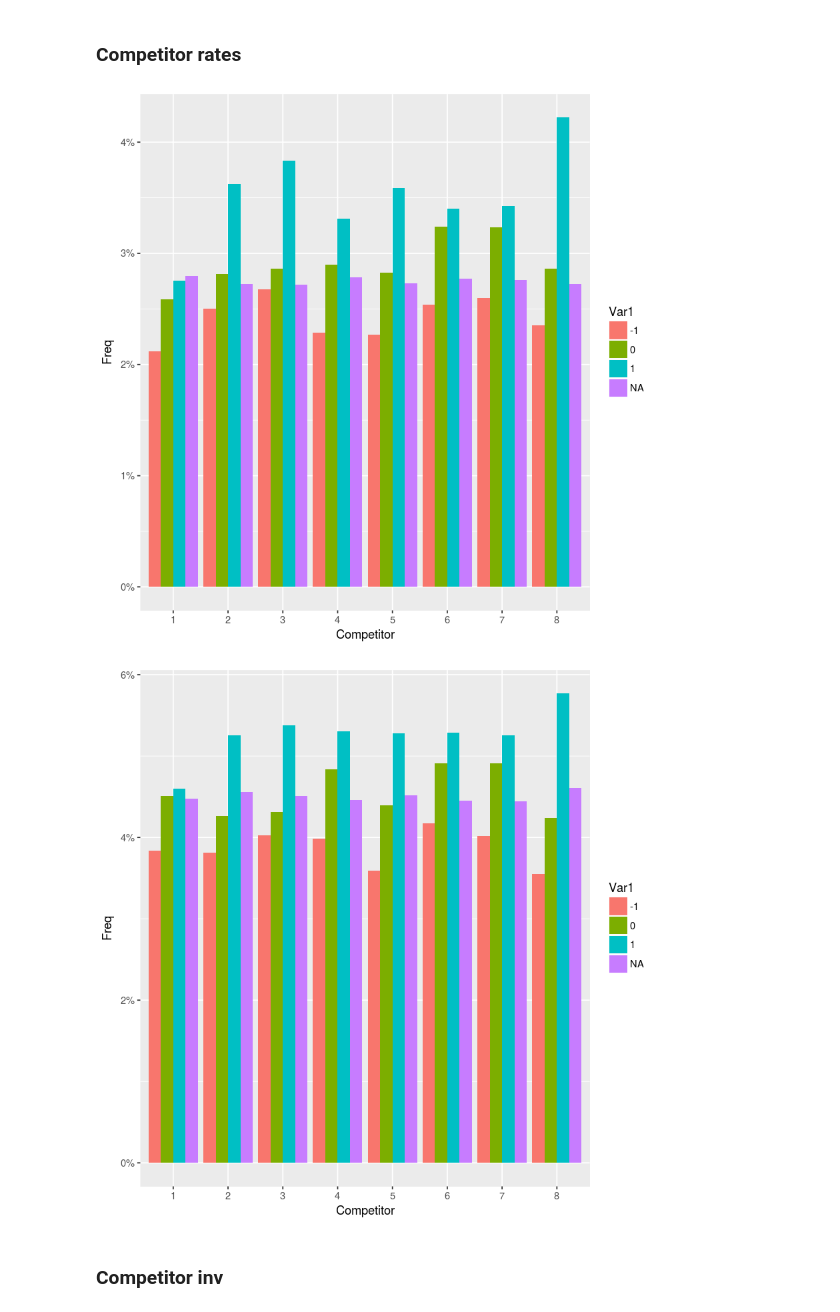
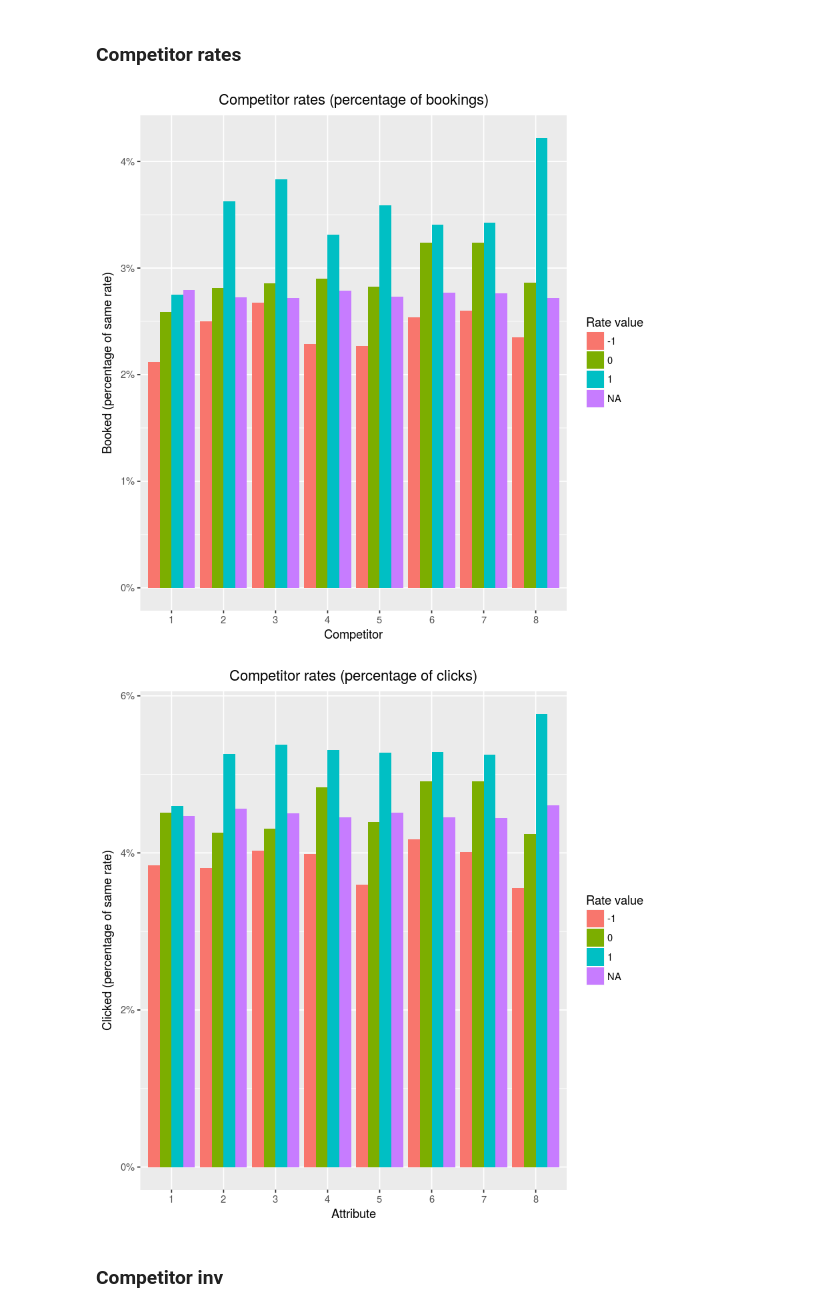
Before and after one commit to silesbu/dmt41, a Jupyter notebook: assignment2/R_analysis_assignment_2.ipynb, the cells around one changed output. Saved outputs shown, nothing was run; the diff lists cells and outputs as text; code cells hidden in the pictures.

```diff
--- a/assignment2/R_analysis_assignment_2.ipynb
+++ b/assignment2/R_analysis_assignment_2.ipynb
@@ -229,19 +226,25 @@ attributes <- c(sprintf("comp%i_rate",1:8),"booking_bool","click_bool")
 columns <- col_list(trainNames,attributes,train.types)
 df <- load_part(trainPath,colClasses = columns)
 
-data <- comp_data(train,"rate")
+data <- comp_data(df,"rate")
 
 books <- data[[1]]
 clicks <- data[[2]]
-
-ggplot(data=books, aes(x=Competitor,y=Freq,fill=Var1)) +
-geom_bar(stat="identity",position=position_dodge()) + scale_y_continuous(labels=percent)
-
-ggplot(data=clicks, aes(x=Competitor,y=Freq,fill=Var1)) +
-geom_bar(stat="identity",position=position_dodge()) + scale_y_continuous(labels=percent)
-# %% [output]
-[figure, removed]
-[figure, removed]
+# %%
+ggplot(data=books, aes(x=Competitor,y=Freq,fill=Var1)) +
+geom_bar(stat="identity",position=position_dodge()) + scale_y_continuous(labels=percent) +
+theme(plot.title = element_text(hjust = 0.5)) +
+labs(title="Competitor rates (percentage of bookings)", x="Competitor", y="Booked (percentage of same rate)",
+     fill="Rate value")
+
+ggplot(data=clicks, aes(x=Competitor,y=Freq,fill=Var1)) +
+geom_bar(stat="identity",position=position_dodge()) + scale_y_continuous(labels=percent) +
+theme(plot.title = element_text(hjust = 0.5)) +
+labs(title="Competitor rates (percentage of clicks)", x="Attribute", y="Clicked (percentage of same rate)",
+     fill="Rate value")
+# %% [output]
+[figure, added]
+[figure, added]
 # %% [markdown]
 ### Competitor inv
 # %%
```
Also changed, not shown: parts of 15 cells of this notebook, 2 other files.
